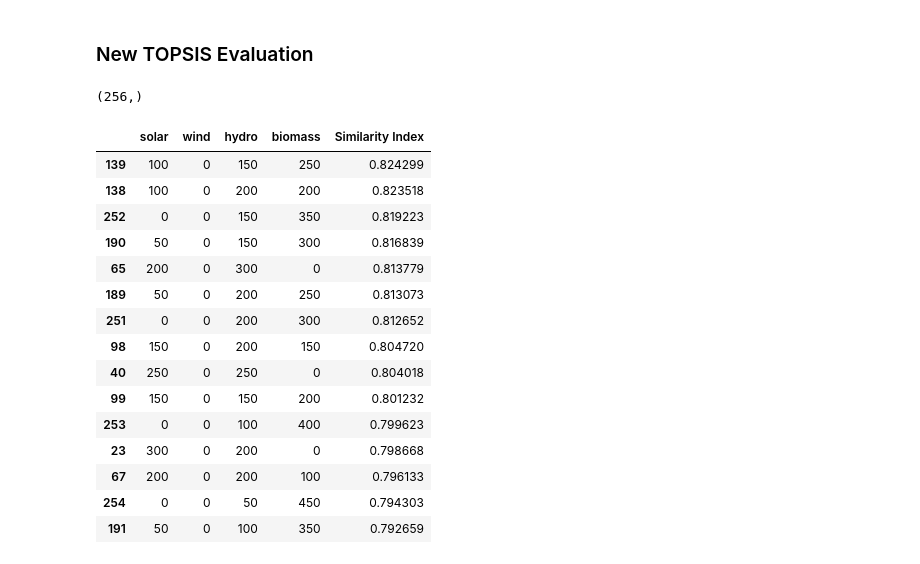
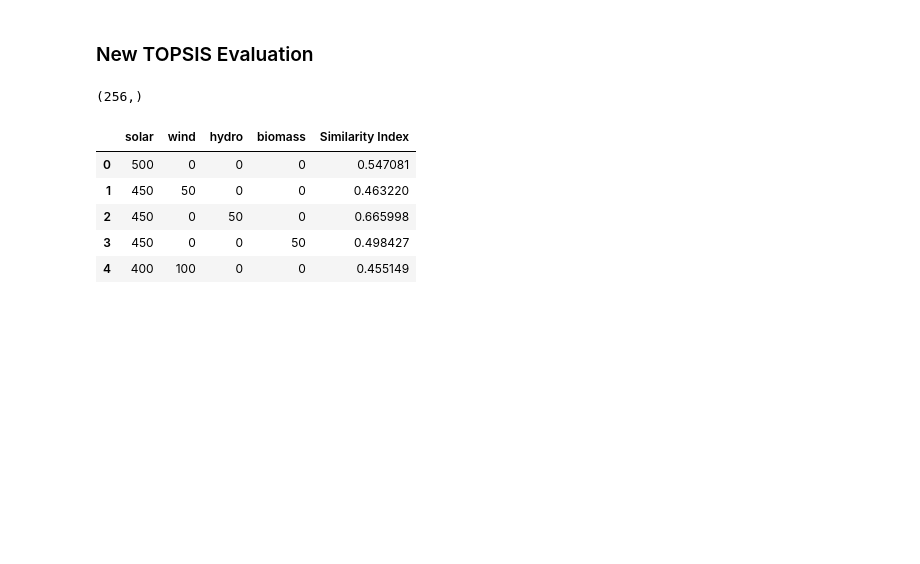
Before and after one commit to MateoBarrera/ResearchDev, a Jupyter notebook: analysis_result/data_exploration_01.ipynb, the cells around one changed output. Cells and saved outputs as stored; diff of their text form; code cells hidden in the pictures; blank space fills up the shorter version.

```diff
--- a/analysis_result/data_exploration_01.ipynb
+++ b/analysis_result/data_exploration_01.ipynb
@@ -384,26 +384,13 @@ similarity_index.shape
 # %%
 FILE_ALTERNATIVES = f"../case_studies/{CASE_STUDY}/results/alternatives_256.xlsx"
 df_resource_distribution = pd.read_excel(FILE_ALTERNATIVES)
 df_resource_distribution = df_resource_distribution.drop(["Unnamed: 0", "solar_generation", "hydro_generation", "wind_generation", "biomass_generation"], axis=1)
 df_resource_distribution["Similarity Index"] = similarity_index
-top_fifteen = df_resource_distribution.sort_values(
-    by="Similarity Index", ascending=False
-).copy().iloc[:15]
-top_fifteen
+df_resource_distribution.head()
 # %% [output]
 |  | solar | wind | hydro | biomass | Similarity Index |
-| 139 | 100 | 0 | 150 | 250 | 0.824299 |
-| 138 | 100 | 0 | 200 | 200 | 0.823518 |
-| 252 | 0 | 0 | 150 | 350 | 0.819223 |
-| 190 | 50 | 0 | 150 | 300 | 0.816839 |
-| 65 | 200 | 0 | 300 | 0 | 0.813779 |
-| 189 | 50 | 0 | 200 | 250 | 0.813073 |
-| 251 | 0 | 0 | 200 | 300 | 0.812652 |
-| 98 | 150 | 0 | 200 | 150 | 0.804720 |
-| 40 | 250 | 0 | 250 | 0 | 0.804018 |
-| 99 | 150 | 0 | 150 | 200 | 0.801232 |
-| 253 | 0 | 0 | 100 | 400 | 0.799623 |
-| 23 | 300 | 0 | 200 | 0 | 0.798668 |
-| 67 | 200 | 0 | 200 | 100 | 0.796133 |
-| 254 | 0 | 0 | 50 | 450 | 0.794303 |
-| 191 | 50 | 0 | 100 | 350 | 0.792659 |
+| 0 | 500 | 0 | 0 | 0 | 0.547081 |
+| 1 | 450 | 50 | 0 | 0 | 0.463220 |
+| 2 | 450 | 0 | 50 | 0 | 0.665998 |
+| 3 | 450 | 0 | 0 | 50 | 0.498427 |
+| 4 | 400 | 100 | 0 | 0 | 0.455149 |
```
Also changed, not shown: parts of 9 cells of this notebook, 4 other files.
